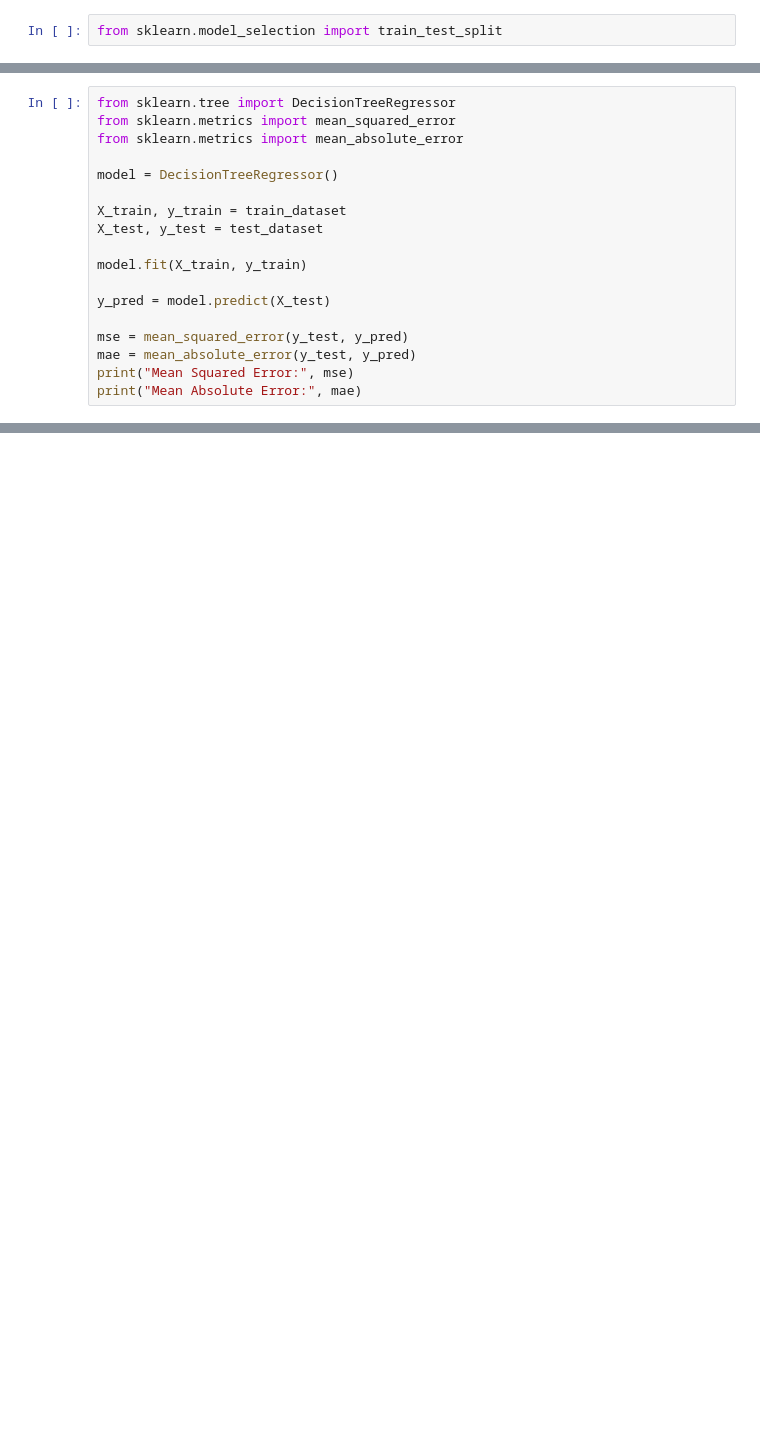
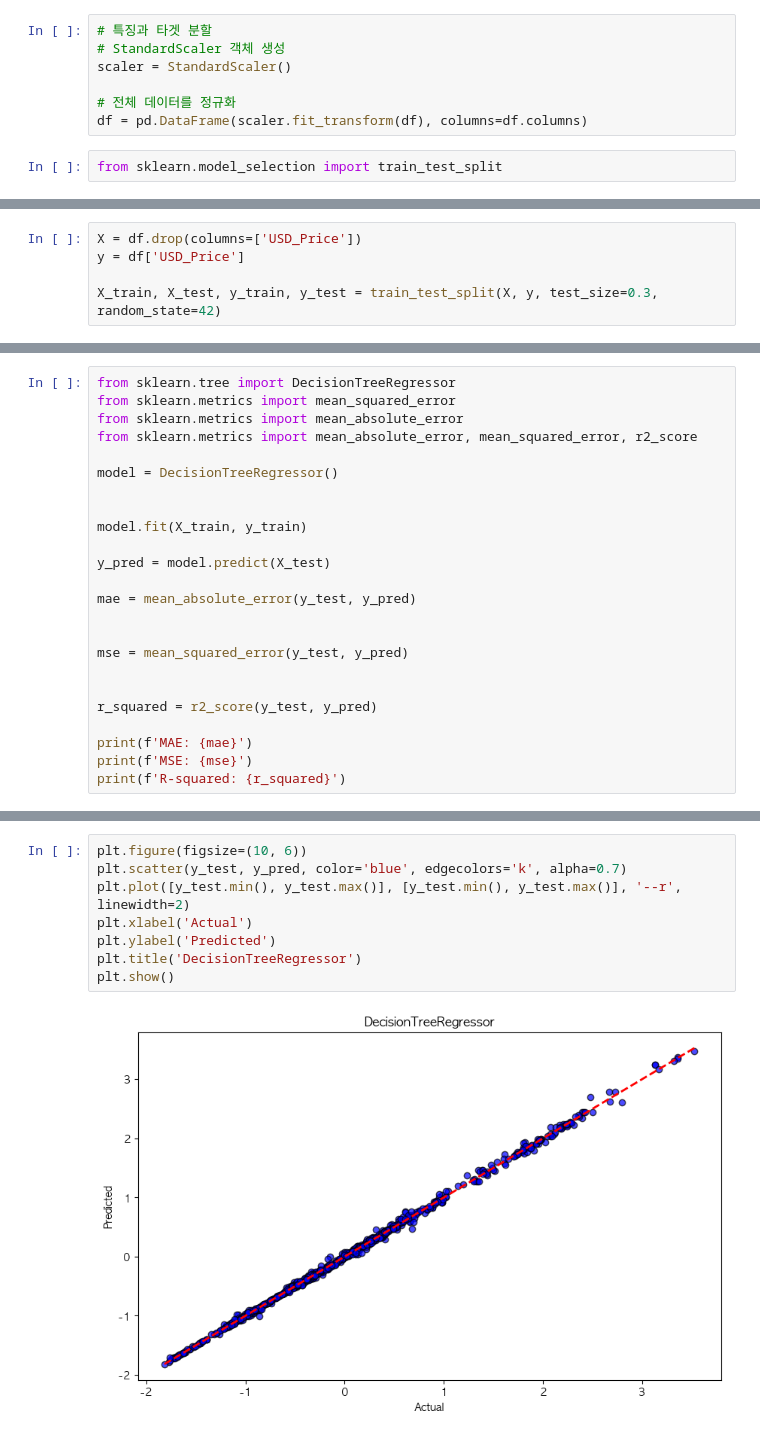
Before and after one commit to juwoncozyboy/Data_Mining_project, a Jupyter notebook: project.ipynb, the cells around one changed output, grey strips where cells are left out. Saved outputs shown, nothing was run; the diff lists cells and outputs as text; blank space fills up the shorter version.

```diff
--- a/project.ipynb
+++ b/project.ipynb
@@ -317,2 +293,9 @@ class PriceDataset:
+# %%
+# 특징과 타겟 분할
+# StandardScaler 객체 생성
+scaler = StandardScaler()
+
+# 전체 데이터를 정규화
+df = pd.DataFrame(scaler.fit_transform(df), columns=df.columns)
 # %%
 from sklearn.model_selection import train_test_split
@@ -392,0 +302,5 @@ test_dataset
+# %%
+X = df.drop(columns=['USD_Price'])
+y = df['USD_Price']
+
+X_train, X_test, y_train, y_test = train_test_split(X, y, test_size=0.3, random_state=42)
@@ -394,18 +370,24 @@ test_dataset
 from sklearn.tree import DecisionTreeRegressor
 from sklearn.metrics import mean_squared_error
 from sklearn.metrics import mean_absolute_error
+from sklearn.metrics import mean_absolute_error, mean_squared_error, r2_score
 
 model = DecisionTreeRegressor()
 
-X_train, y_train = train_dataset
-X_test, y_test = test_dataset
 
 model.fit(X_train, y_train)
 
 y_pred = model.predict(X_test)
 
+mae = mean_absolute_error(y_test, y_pred)
+
+
 mse = mean_squared_error(y_test, y_pred)
-mae = mean_absolute_error(y_test, y_pred)
-print("Mean Squared Error:", mse)
-print("Mean Absolute Error:", mae)
+
+
+r_squared = r2_score(y_test, y_pred)
+
+print(f'MAE: {mae}')
+print(f'MSE: {mse}')
+print(f'R-squared: {r_squared}')
 # %% [output]
@@ -413,0 +397,10 @@ Mean Absolute Error: 21.583165467625918
+# %%
+plt.figure(figsize=(10, 6))
+plt.scatter(y_test, y_pred, color='blue', edgecolors='k', alpha=0.7)
+plt.plot([y_test.min(), y_test.max()], [y_test.min(), y_test.max()], '--r', linewidth=2)
+plt.xlabel('Actual')
+plt.ylabel('Predicted')
+plt.title('DecisionTreeRegressor')
+plt.show()
+# %% [output]
+[figure, added]
```
Also changed, not shown: parts of 43 cells of this notebook, 1 other file.
